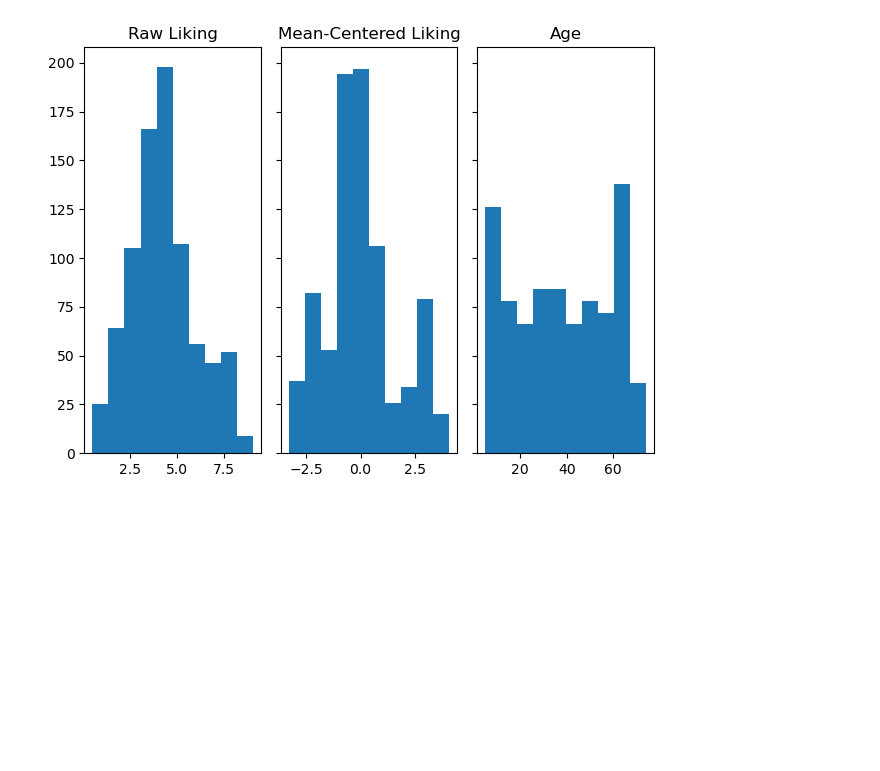
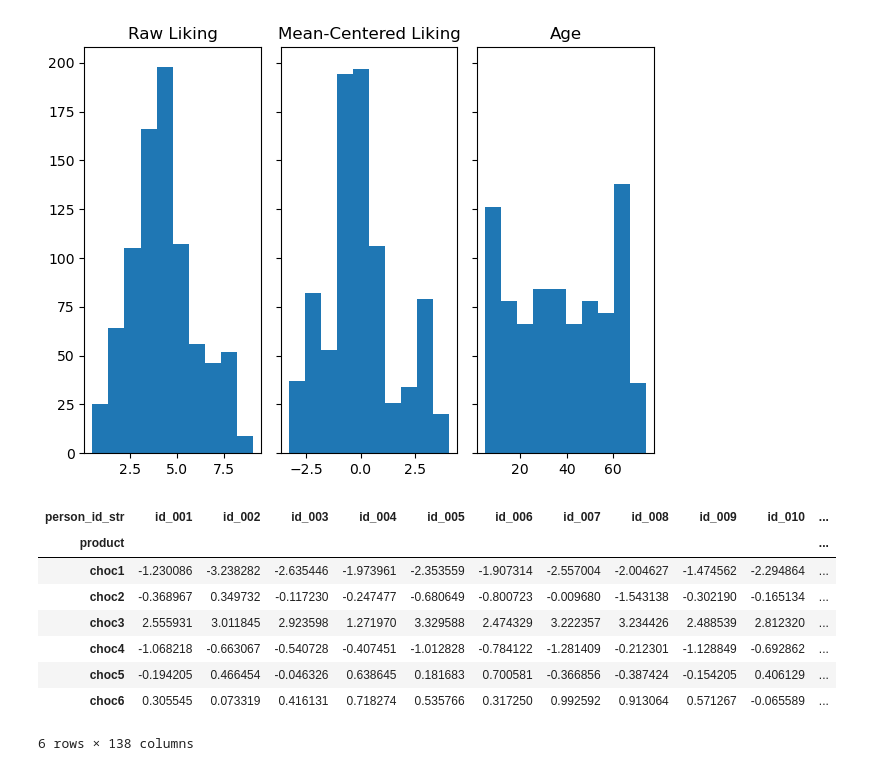
Before and after one commit to bpgodsil/chocolate_preference_mapping, a Jupyter notebook: notebooks/Chocolate_EPM_Project.ipynb, the cells around one changed output. Drawn from its saved outputs; the diff is of its cells as text; code cells hidden in the pictures; blank space fills up the shorter version.

Commit message:
Updateing notebook. y wide

```diff
--- a/notebooks/Chocolate_EPM_Project.ipynb
+++ b/notebooks/Chocolate_EPM_Project.ipynb
@@ -174,3 +178,17 @@ axs[2].set_title("Age")
 plt.show()
 # %% [output]
 [figure]
+# %%
+# spread df_liking across person_id
+df_liking_wide = df_liking.pivot(index='product',columns='person_id_str',values='liking_centered')
+df_liking_wide
+# %% [output]
+| person_id_str | id_001 | id_002 | id_003 | id_004 | id_005 | id_006 | id_007 | id_008 | id_009 | id_010 | ... |
+| product |  |  |  |  |  |  |  |  |  |  | ... |
+| choc1 | -1.230086 | -3.238282 | -2.635446 | -1.973961 | -2.353559 | -1.907314 | -2.557004 | -2.004627 | -1.474562 | -2.294864 | ... |
+| choc2 | -0.368967 | 0.349732 | -0.117230 | -0.247477 | -0.680649 | -0.800723 | -0.009680 | -1.543138 | -0.302190 | -0.165134 | ... |
+| choc3 | 2.555931 | 3.011845 | 2.923598 | 1.271970 | 3.329588 | 2.474329 | 3.222357 | 3.234426 | 2.488539 | 2.812320 | ... |
+| choc4 | -1.068218 | -0.663067 | -0.540728 | -0.407451 | -1.012828 | -0.784122 | -1.281409 | -0.212301 | -1.128849 | -0.692862 | ... |
+| choc5 | -0.194205 | 0.466454 | -0.046326 | 0.638645 | 0.181683 | 0.700581 | -0.366856 | -0.387424 | -0.154205 | 0.406129 | ... |
+| choc6 | 0.305545 | 0.073319 | 0.416131 | 0.718274 | 0.535766 | 0.317250 | 0.992592 | 0.913064 | 0.571267 | -0.065589 | ... |
+6 rows × 138 columns
```
Also changed, not shown: parts of 13 cells of this notebook, 1 other file.
